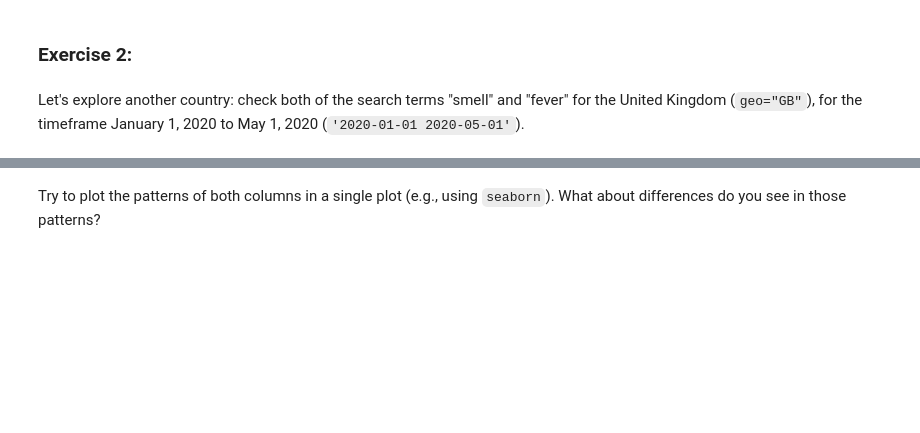
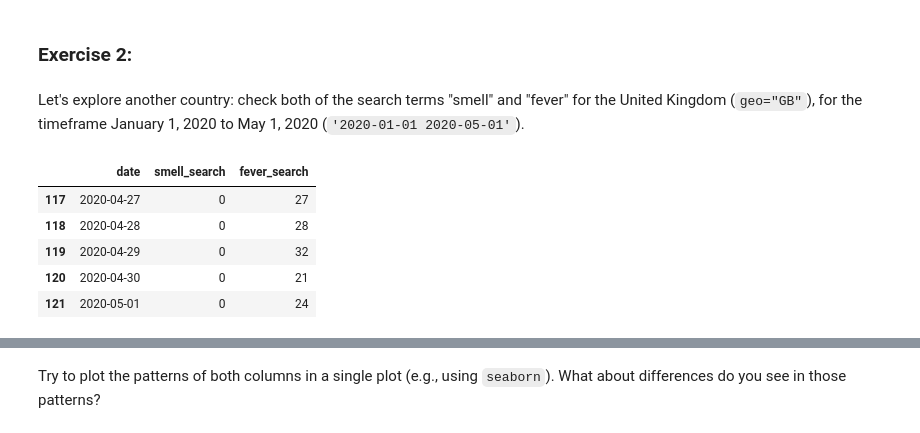
Before and after one commit to mattlim96/digi-tech-smm750, a Jupyter notebook: week04/DTVC_Week 4_Exercise notebook.ipynb, the cells around one changed output, grey strips where cells are left out. Saved outputs shown, nothing was run; the diff lists cells and outputs as text; code cells hidden in the pictures; blank space fills up the shorter version.

```diff
--- a/week04/DTVC_Week 4_Exercise notebook.ipynb
+++ b/week04/DTVC_Week 4_Exercise notebook.ipynb
@@ -111,3 +240,20 @@ What do you see?
 ### Exercise 2:
 # %% [markdown]
 Let's explore another country: check both of the search terms "smell" and "fever" for the United Kingdom (`geo="GB"`), for the timeframe January 1, 2020 to May 1, 2020 (`'2020-01-01 2020-05-01'`).
+# %%
+pytrend = TrendReq()
+pytrend.build_payload(kw_list = ["can't smell",'fever'],timeframe='2020-01-01 2020-05-01', geo="GB")
+gb_trends = pytrend.interest_over_time()
+# gb_trends
+gb_trends = pd.DataFrame(data = {'date': gb_trends.index.tolist(),
+                                 'smell_search': gb_trends["can't smell"].tolist(),
+                                 'fever_search': gb_trends["fever"].tolist()})
+
+gb_trends.head()
+# %% [output]
+|  | date | smell_search | fever_search |
+| 117 | 2020-04-27 | 0 | 27 |
+| 118 | 2020-04-28 | 0 | 28 |
+| 119 | 2020-04-29 | 0 | 32 |
+| 120 | 2020-04-30 | 0 | 21 |
+| 121 | 2020-05-01 | 0 | 24 |
```
Also changed, not shown: parts of 35 cells of this notebook, 18 other files.
